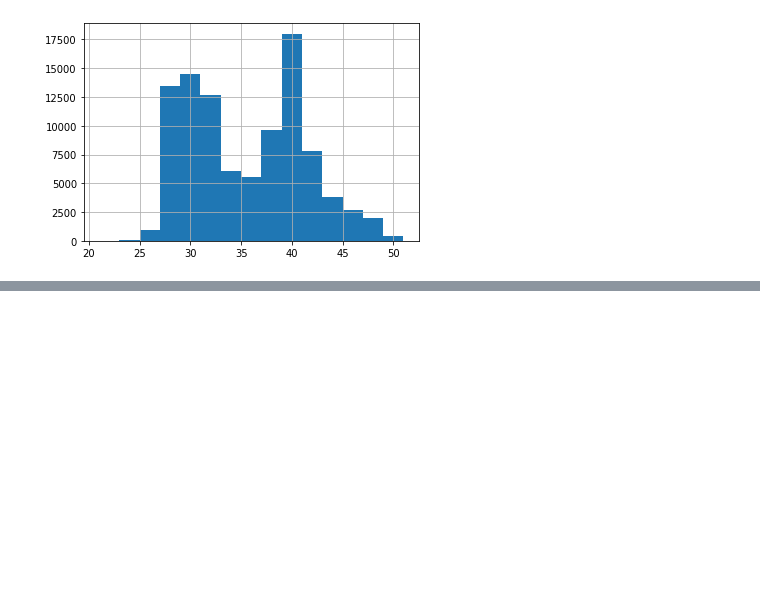
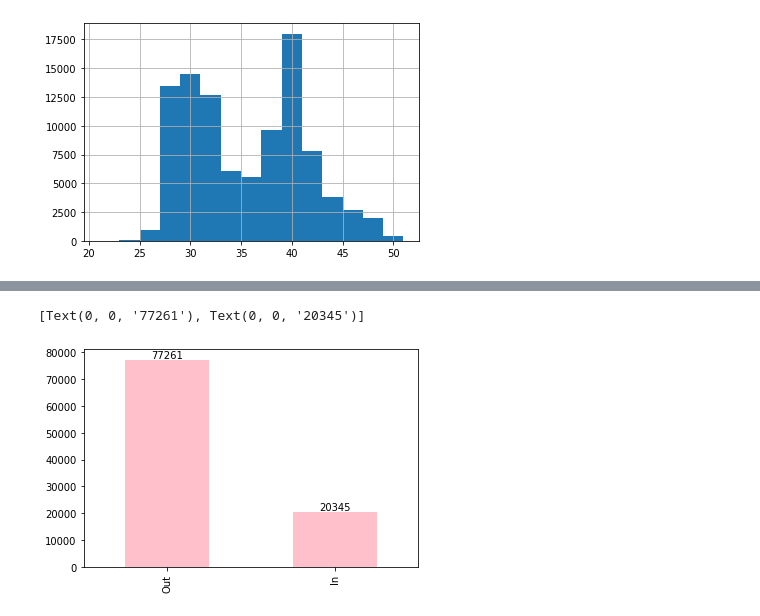
Before and after one commit to srpthemaster/Temp_Time_Series, a Jupyter notebook: Statiscal_Method_Sriram.ipynb, the cells around one changed output, grey strips where cells are left out. Drawn from its saved outputs; the diff is of its cells as text; code cells hidden in the pictures; blank space fills up the shorter version.

```diff
--- a/Statiscal_Method_Sriram.ipynb
+++ b/Statiscal_Method_Sriram.ipynb
@@ -84,0 +124,6 @@ AttributeError: ignored
+# %%
+outIn = modifiedDataframe['out/in'].value_counts().plot(kind= 'bar', color = 'pink')
+outIn.bar_label(outIn.containers[0])
+# %% [output]
+[Text(0, 0, '77261'), Text(0, 0, '20345')]
+[figure, added]
```
Also changed, not shown: parts of 10 cells of this notebook.
